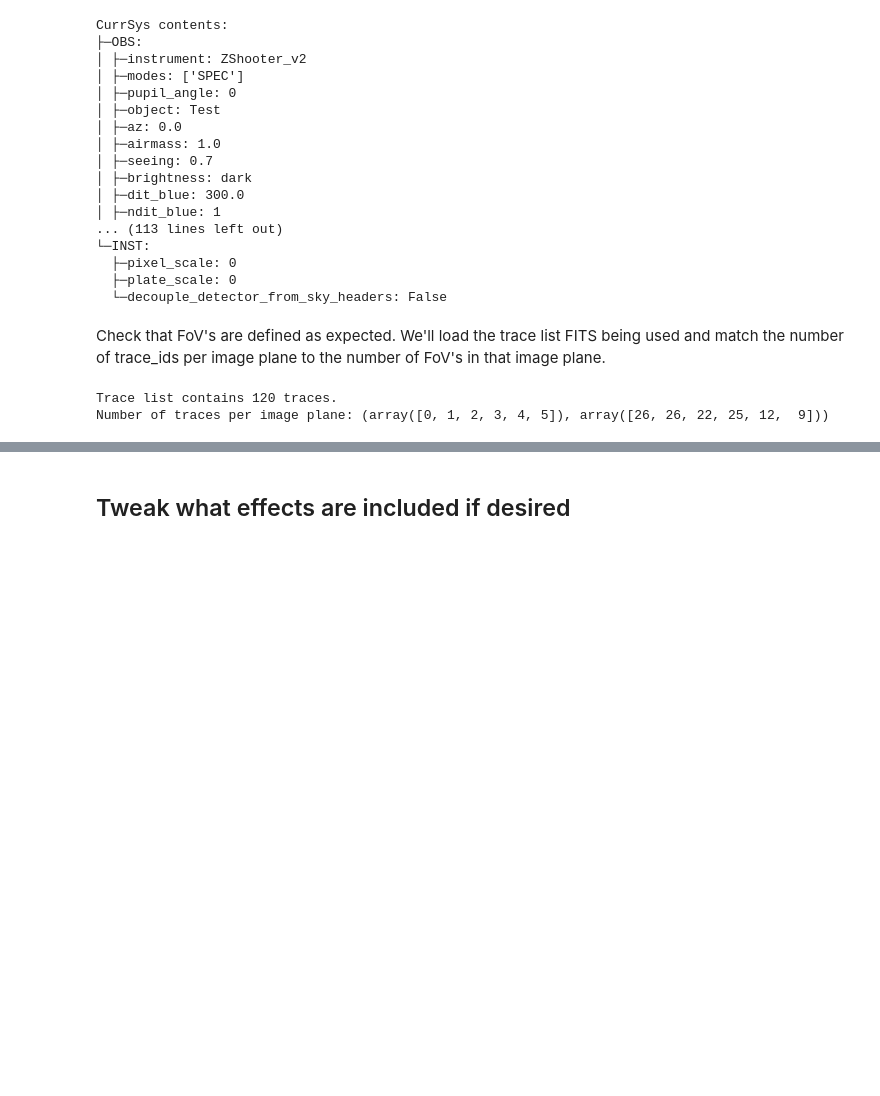
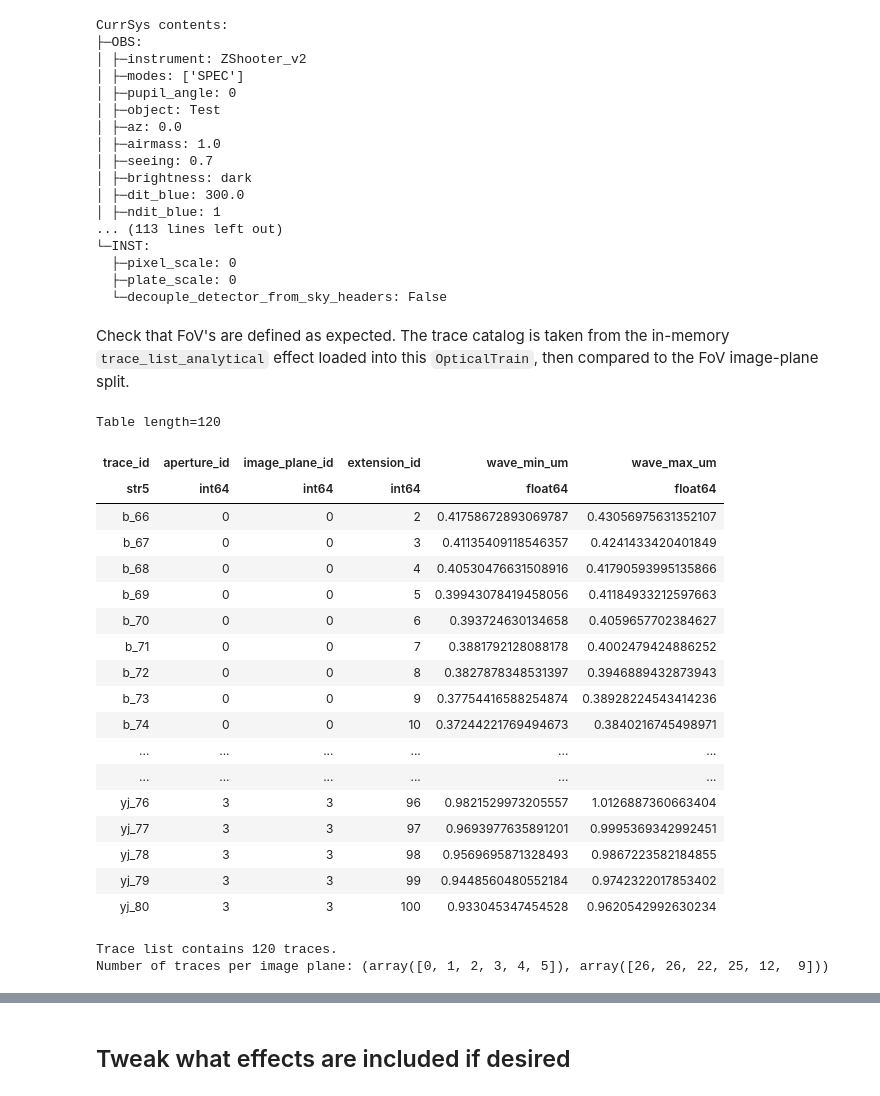
Before and after one commit to CaltechOpticalObservatories/zs-scopesim, a Jupyter notebook: notebooks/zshooter_validation.ipynb, the cells around one changed output, grey strips where cells are left out. Saved outputs shown, nothing was run; the diff lists cells and outputs as text; code cells hidden in the pictures; blank space fills up the shorter version.

```diff
--- a/notebooks/zshooter_validation.ipynb
+++ b/notebooks/zshooter_validation.ipynb
@@ -743,14 +97,33 @@ CurrSys contents:
   ├─plate_scale: 0
   └─decouple_detector_from_sky_headers: False
 # %% [markdown]
-Check that FoV's are defined as expected. We'll load the trace list FITS being used and match the number of trace_ids per image plane to the number of FoV's in that image plane.
+Check that FoV's are defined as expected. The trace catalog is taken from the in-memory `trace_list_analytical` effect loaded into this `OpticalTrain`, then compared to the FoV image-plane split.
 # %%
-# Load the trace list FITS being used
-hdul = fits.open(zshooter_dir / "traces" / "analytical_echelle_traces.fits")
-ecat = Table(hdul[1].data) # Table containing list of trace_ids and their corresponding aperture_id and image_plane_id
+trace_list = get_effect(zs, "trace_list_analytical")
+ecat = trace_catalog_table(trace_list)
+display(ecat)
 print(f"Trace list contains {len(ecat)} traces.")
 print(f"Number of traces per image plane: {np.unique(list(ecat['image_plane_id']), return_counts=True)}")
 # %% [output]
-Trace list contains 120 traces.
-Number of traces per image plane: (array([0, 1, 2, 3, 4, 5]), array([26, 26, 22, 25, 12,  9]))
+Table length=120
+| trace_id | aperture_id | image_plane_id | extension_id | wave_min_um | wave_max_um |
+| str5 | int64 | int64 | int64 | float64 | float64 |
+| b_66 | 0 | 0 | 2 | 0.41758672893069787 | 0.43056975631352107 |
+| b_67 | 0 | 0 | 3 | 0.41135409118546357 | 0.4241433420401849 |
+| b_68 | 0 | 0 | 4 | 0.40530476631508916 | 0.41790593995135866 |
+| b_69 | 0 | 0 | 5 | 0.39943078419458056 | 0.41184933212597663 |
+| b_70 | 0 | 0 | 6 | 0.393724630134658 | 0.4059657702384627 |
+| b_71 | 0 | 0 | 7 | 0.3881792128088178 | 0.4002479424886252 |
+| b_72 | 0 | 0 | 8 | 0.3827878348531397 | 0.3946889432873943 |
+| b_73 | 0 | 0 | 9 | 0.37754416588254874 | 0.38928224543414236 |
+| b_74 | 0 | 0 | 10 | 0.37244221769494673 | 0.3840216745498971 |
+| ... | ... | ... | ... | ... | ... |
+| ... | ... | ... | ... | ... | ... |
+| yj_76 | 3 | 3 | 96 | 0.9821529973205557 | 1.0126887360663404 |
+| yj_77 | 3 | 3 | 97 | 0.9693977635891201 | 0.9995369342992451 |
+| yj_78 | 3 | 3 | 98 | 0.9569695871328493 | 0.9867223582184855 |
+| yj_79 | 3 | 3 | 99 | 0.9448560480552184 | 0.9742322017853402 |
+| yj_80 | 3 | 3 | 100 | 0.933045347454528 | 0.9620542992630234 |
+Trace list contains 120 traces.
+Number of traces per image plane: (array([0, 1, 2, 3, 4, 5]), array([26, 26, 22, 25, 12,  9]))
 # %%
```
Also changed, not shown: parts of 7 cells of this notebook, 6 other files.
